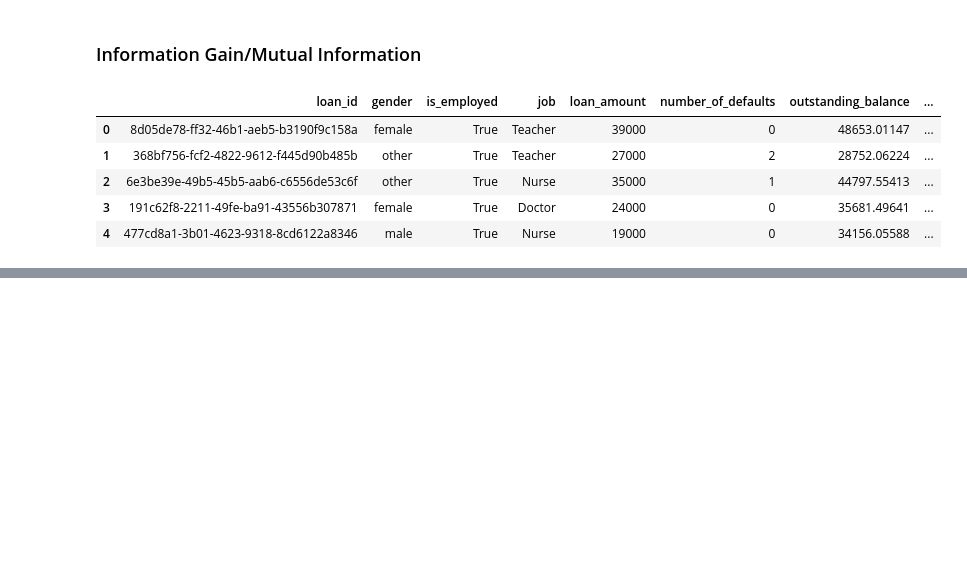
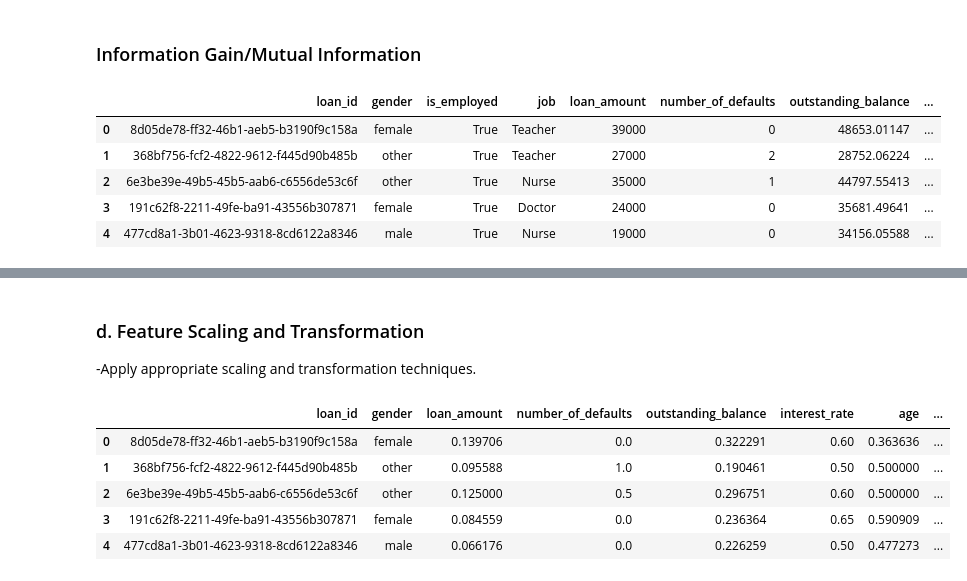
Before and after one commit to NatalieTumbare/ML_PDs_Prediction, a Jupyter notebook: ML_PDs_Prediction.ipynb, the cells around one changed output, grey strips where cells are left out. Cells and saved outputs as stored; diff of their text form; code cells hidden in the pictures; blank space fills up the shorter version.

```diff
--- a/ML_PDs_Prediction.ipynb
+++ b/ML_PDs_Prediction.ipynb
@@ -1392,0 +1330,38 @@ encoded_data.head(5)
+# %% [markdown]
+### d. Feature Scaling and Transformation
+
+ -Apply appropriate scaling and transformation techniques.
+# %%
+#Normalization
+from sklearn.preprocessing import MinMaxScaler
+scaler = MinMaxScaler()
+
+# Identify the numerical and categorical variables
+numerical_vars = ['loan_amount', 'number_of_defaults', 'outstanding_balance', 'interest_rate', 'age', 'remaining term', 'salary']
+categorical_vars = ['loan_id', 'gender', 'marital_status', 'province', 'Loan Status']
+
+# Normalize the numerical variables
+from sklearn.preprocessing import MinMaxScaler
+#scaler = MinMaxScaler()
+#new_data[numerical_vars] = scaler.fit_transform(new_data[numerical_vars])
+
+
+
+# Normalize the numerical variables
+from sklearn.preprocessing import MinMaxScaler
+scaler = MinMaxScaler()
+scaled_data = new_data.copy()
+scaled_data[numerical_vars] = scaler.fit_transform(scaled_data[numerical_vars])
+
+# Merge the scaled continuous data and the original categorical data
+merged_data = scaled_data
+# %%
+#new_data = pd.DataFrame(new_data, columns =['loan_amount', 'number_of_defaults', 'outstanding_balance', 'interest_rate', 'age', 'remaining term', 'salary'])
+merged_data.head()
+# %% [output]
+|  | loan_id | gender | loan_amount | number_of_defaults | outstanding_balance | interest_rate | age | ... |
+| 0 | 8d05de78-ff32-46b1-aeb5-b3190f9c158a | female | 0.139706 | 0.0 | 0.322291 | 0.60 | 0.363636 | ... |
+| 1 | 368bf756-fcf2-4822-9612-f445d90b485b | other | 0.095588 | 1.0 | 0.190461 | 0.50 | 0.500000 | ... |
+| 2 | 6e3be39e-49b5-45b5-aab6-c6556de53c6f | other | 0.125000 | 0.5 | 0.296751 | 0.60 | 0.500000 | ... |
+| 3 | 191c62f8-2211-49fe-ba91-43556b307871 | female | 0.084559 | 0.0 | 0.236364 | 0.65 | 0.590909 | ... |
+| 4 | 477cd8a1-3b01-4623-9318-8cd6122a8346 | male | 0.066176 | 0.0 | 0.226259 | 0.50 | 0.477273 | ... |
```
Also changed, not shown: parts of 55 cells of this notebook.
